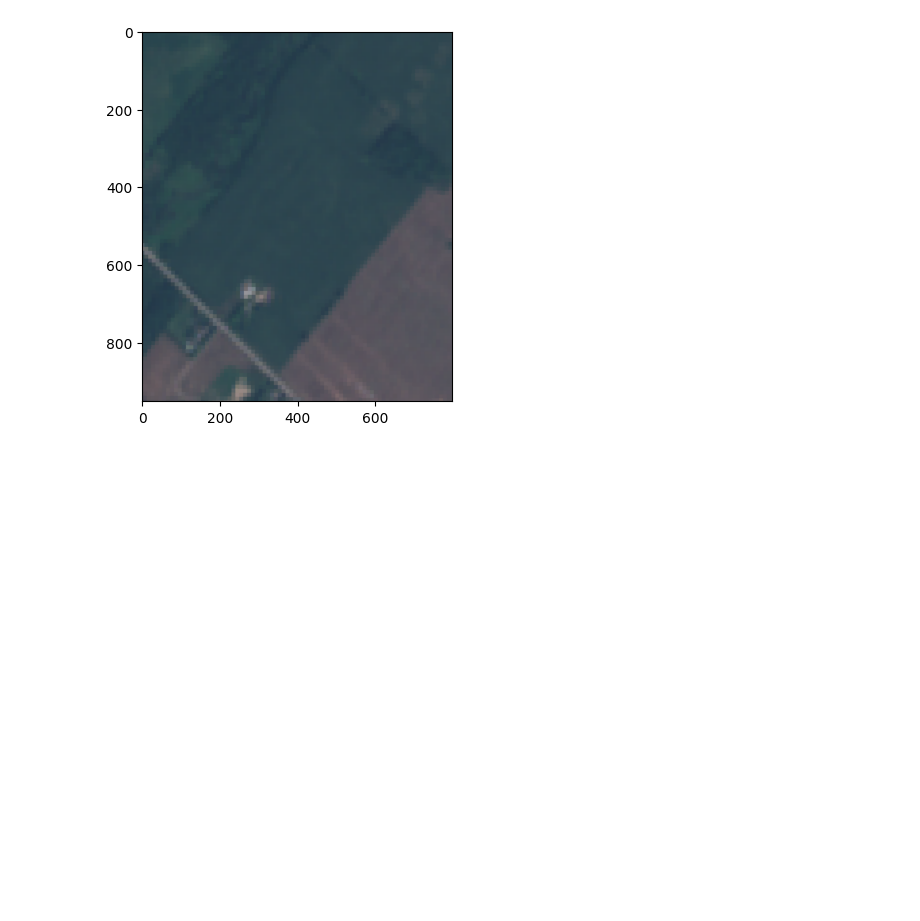
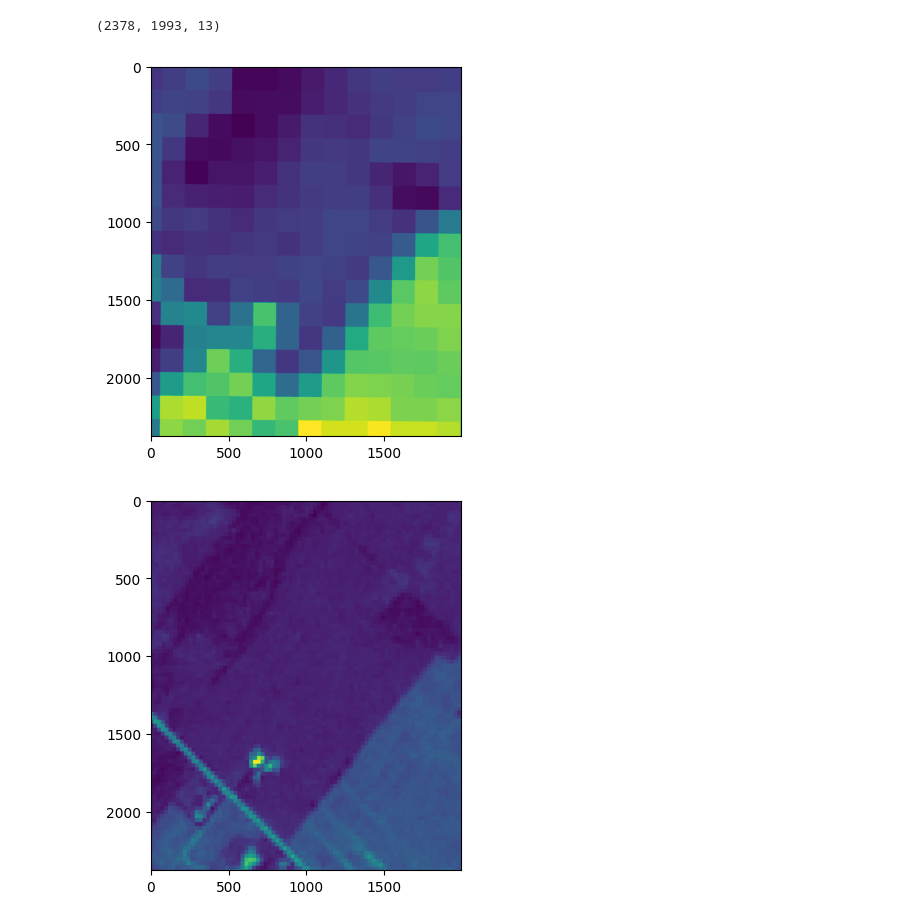
Before and after one commit to MarcoBellizzi/spatial_data, a Jupyter notebook: sentinel_images_downloader.ipynb, the cells around one changed output. Drawn from its saved outputs; the diff is of its cells as text; code cells hidden in the pictures; blank space fills up the shorter version.

```diff
--- a/sentinel_images_downloader.ipynb
+++ b/sentinel_images_downloader.ipynb
@@ -89,11 +102,25 @@ def get_images():
     )
 
     return request.get_data(save_data = save_data)
-# %%
-import matplotlib.pyplot as plot
-
-for image in get_images():
-    plot.imshow(image)
-    plot.show()
-# %% [output]
-[figure, removed]
+# %%
+images = get_images()
+
+for image in images:
+    print(image.shape)
+# %% [output]
+(2378, 1993, 13)
+# %%
+import rasterio
+
+from rasterio.plot import show
+
+raster = rasterio.open("./data/sentinel_images/eca6374937ae5f499c4b13e5c83a08f6/response.tiff")
+
+for i in range(1, raster.count + 1):
+    img = raster.read(i)
+    show(img)
+
+raster.close()
+# %% [output]
+[figure, added]
+[figure, added]
```
Also changed, not shown: parts of 2 cells of this notebook, 2 other files.
